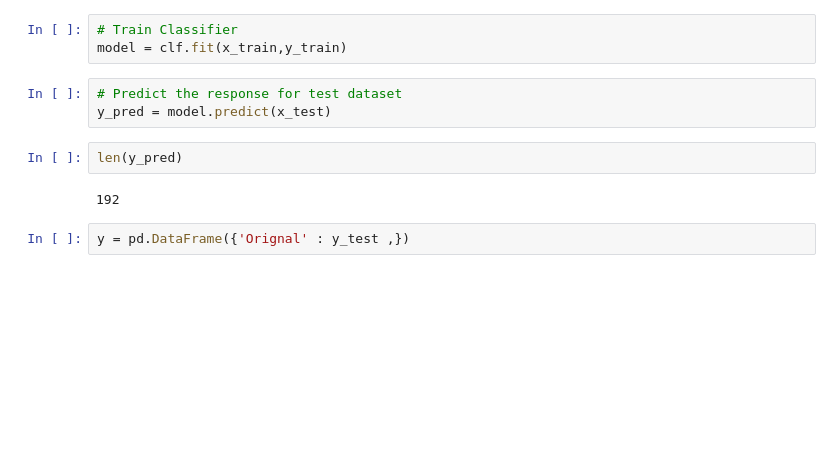
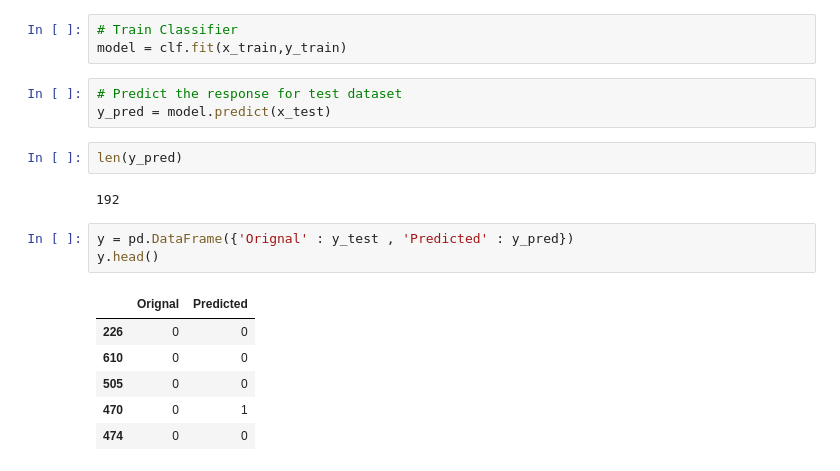
Before and after one commit to amaan-igs/Data-Analytics, a Jupyter notebook: ML/Machine-Learning.ipynb, the cells around one changed output. Saved outputs shown, nothing was run; the diff lists cells and outputs as text; blank space fills up the shorter version.

```diff
--- a/ML/Machine-Learning.ipynb
+++ b/ML/Machine-Learning.ipynb
@@ -86,4 +87,12 @@ len(y_pred)
 # %% [output]
 192
 # %%
-y = pd.DataFrame({'Orignal' : y_test ,})
+y = pd.DataFrame({'Orignal' : y_test , 'Predicted' : y_pred})
+y.head()
+# %% [output]
+|  | Orignal | Predicted |
+| 226 | 0 | 0 |
+| 610 | 0 | 0 |
+| 505 | 0 | 0 |
+| 470 | 0 | 1 |
+| 474 | 0 | 0 |
```
Also changed, not shown: parts of 6 cells of this notebook.
